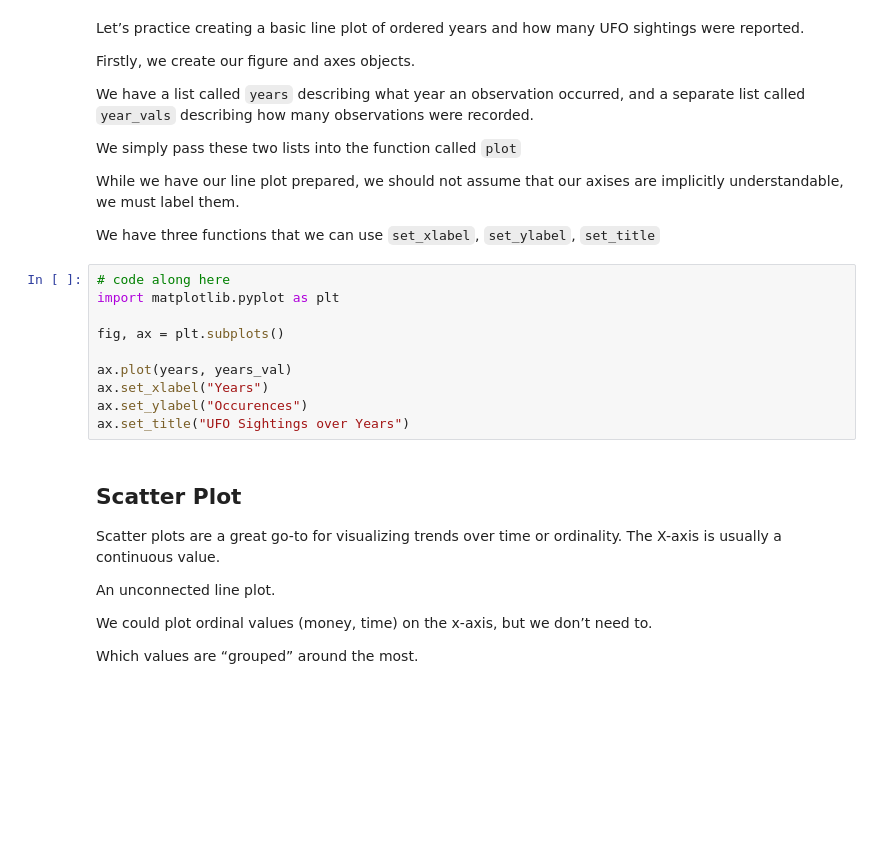
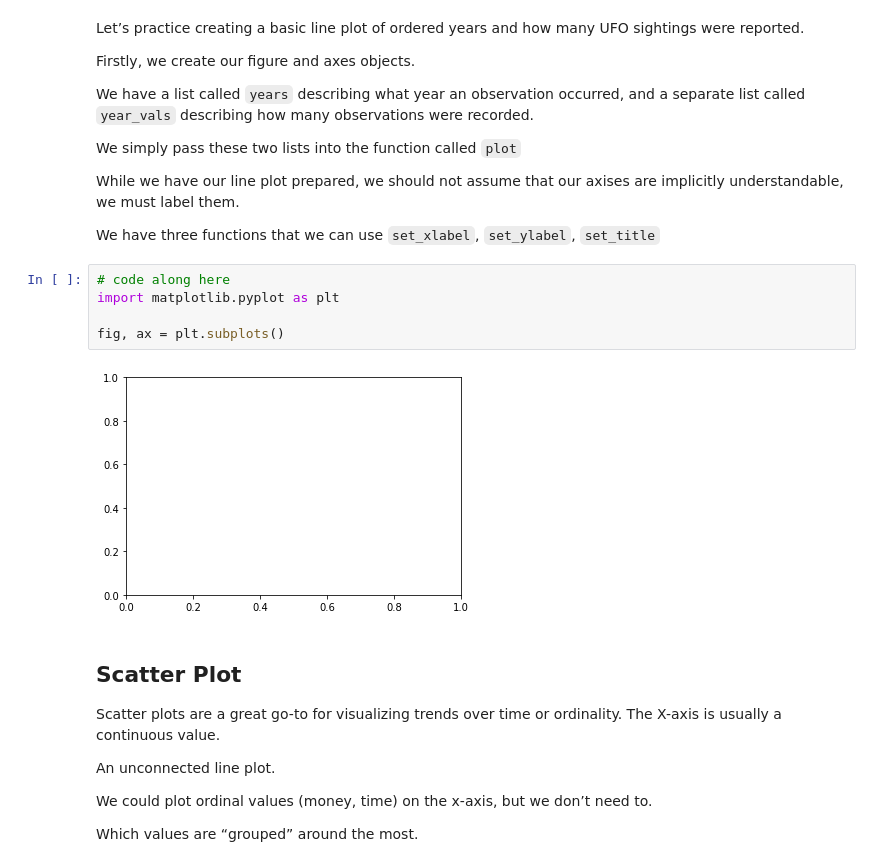
Before and after one commit to The-Knowledge-House/DS_22, a Jupyter notebook: phase_1/week_11/11_21/stats_graphs_I_notes.ipynb, the cells around one changed output. Cells and saved outputs as stored; diff of their text form; blank space fills up the shorter version.

```diff
--- a/phase_1/week_11/11_21/stats_graphs_I_notes.ipynb
+++ b/phase_1/week_11/11_21/stats_graphs_I_notes.ipynb
@@ -205,13 +205,10 @@ We have three functions that we can use `set_xlabel`, `set_ylabel`, `set_title`
 # %%
 # code along here
 import matplotlib.pyplot as plt
 
 fig, ax = plt.subplots()
-
-ax.plot(years, years_val)
-ax.set_xlabel("Years")
-ax.set_ylabel("Occurences")
-ax.set_title("UFO Sightings over Years")
+# %% [output]
+[figure, added]
 # %% [markdown]
 ## Scatter Plot
 
```
Also changed, not shown: 2 other files.
